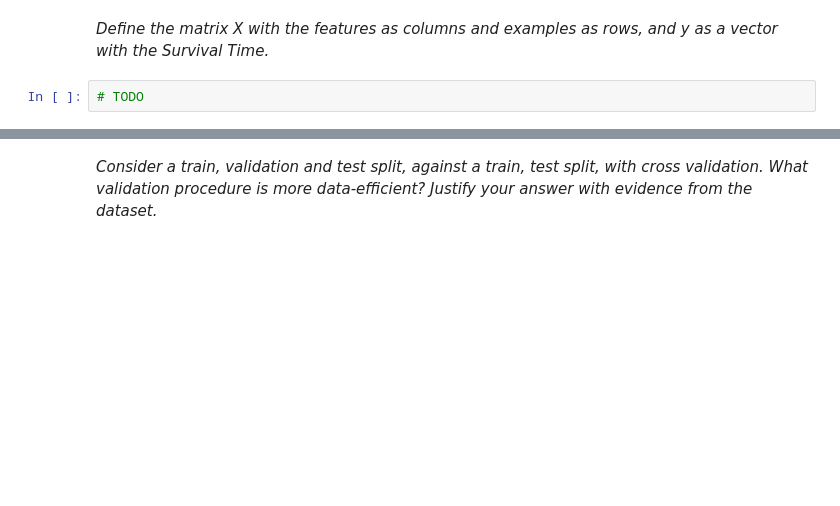
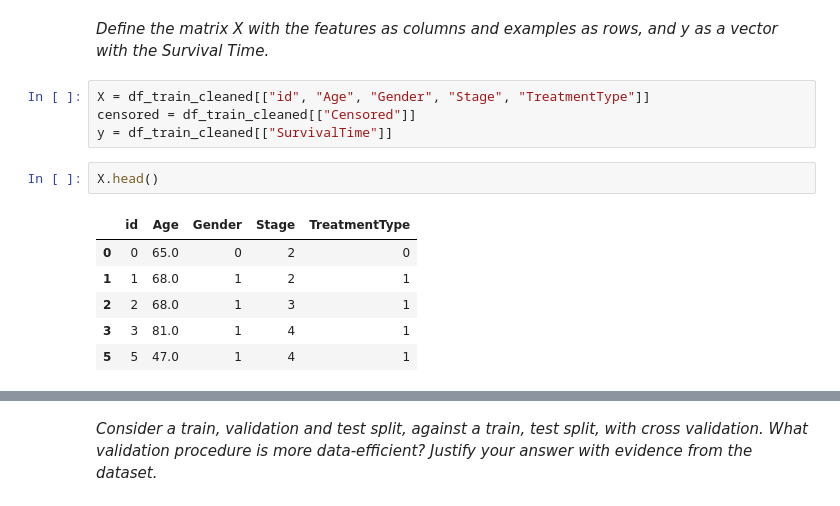
Before and after one commit to magdaa08/multiple_myeloma_survival, a Jupyter notebook: ml_nova_multiple_myeloma_survival.ipynb, the cells around one changed output, grey strips where cells are left out. Drawn from its saved outputs; the diff is of its cells as text; blank space fills up the shorter version.

```diff
--- a/ml_nova_multiple_myeloma_survival.ipynb
+++ b/ml_nova_multiple_myeloma_survival.ipynb
@@ -112,4 +122,15 @@ Numbers of points left in the restricted dataset: 240
 # %% [markdown]
 *Define the matrix X with the features as columns and examples as rows, and y as a vector with the Survival Time.*
-# %%
-# TODO
+# %%
+X = df_train_cleaned[["id", "Age", "Gender", "Stage", "TreatmentType"]]
+censored = df_train_cleaned[["Censored"]]
+y = df_train_cleaned[["SurvivalTime"]]
+# %%
+X.head()
+# %% [output]
+|  | id | Age | Gender | Stage | TreatmentType |
+| 0 | 0 | 65.0 | 0 | 2 | 0 |
+| 1 | 1 | 68.0 | 1 | 2 | 1 |
+| 2 | 2 | 68.0 | 1 | 3 | 1 |
+| 3 | 3 | 81.0 | 1 | 4 | 1 |
+| 5 | 5 | 47.0 | 1 | 4 | 1 |
```
Also changed, not shown: parts of 36 cells of this notebook, 2 other files.
